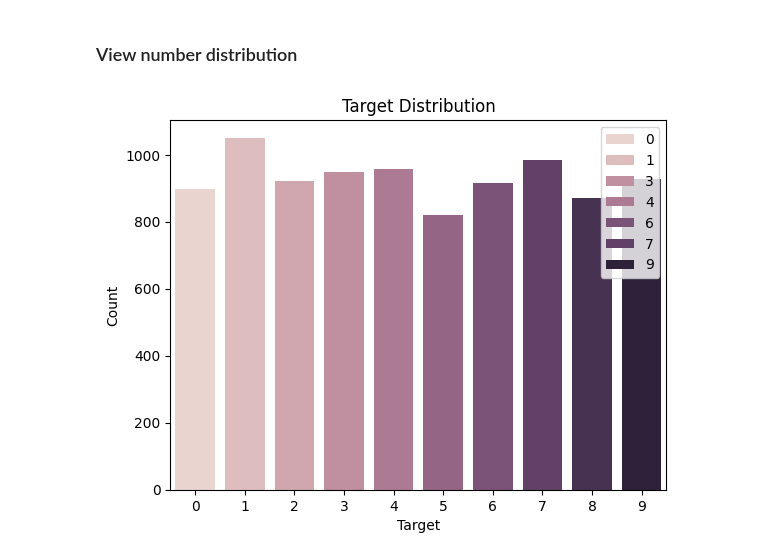
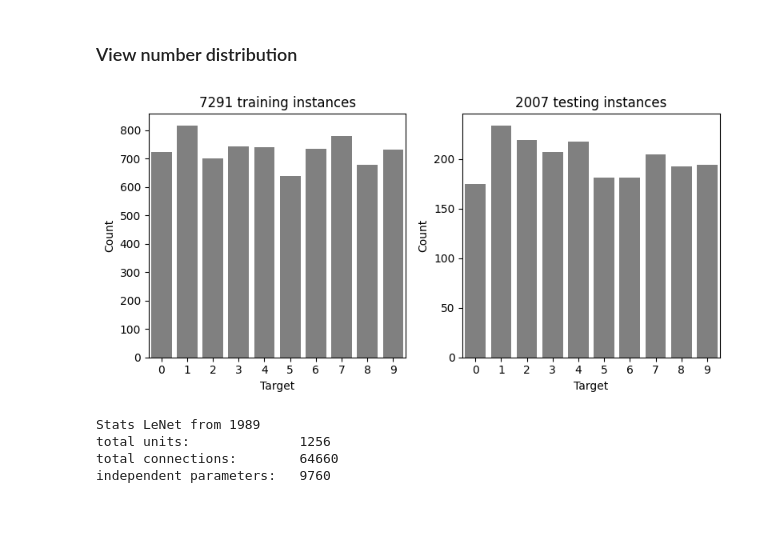
Before and after one commit to raphaelsenn/lenet-1, a Jupyter notebook: demo.ipynb, the cells around one changed output. Drawn from its saved outputs; the diff is of its cells as text; code cells hidden in the pictures; blank space fills up the shorter version.

```diff
--- a/demo.ipynb
+++ b/demo.ipynb
@@ -8,7 +10,7 @@ from handwritten_zipcodes import create_handwritten_zipcodes
 ## Short Data Exploration
 # %%
 # creating retro 'MNIST' data
-train_loader, test_loader = create_handwritten_zipcodes()
+train_loader, test_loader = create_data()
 print(f'samples:\t{len(train_loader.dataset) + len(test_loader.dataset)}')
 print(f'samples train:\t{len(train_loader.dataset)}')
 print(f'samples test:\t{len(test_loader.dataset)}')
@@ -44,20 +52,56 @@ plt.show()
 [figure]
 # %% [markdown]
 ### View number distribution
-# %%
-labels_list = []
-for i, (_, label) in enumerate(train_loader.dataset + test_loader.dataset):
-    labels_list.append(label)
-
-df_labels = pd.DataFrame({'Target': labels_list})
-df_labels = df_labels['Target'].value_counts().reset_index(name='Count')
-
-plt.title('Target Distribution')
-sns.barplot(
-    x='Target',
-    y='Count',
-    data=df_labels,
-    hue=list(df_labels['Target']))
-plt.show()
-# %% [output]
-[figure, removed]
+# %%
+labels_train = []
+labels_test = []
+
+for i, (_, label) in enumerate(train_loader.dataset):
+    labels_train.append(label)
+
+for i, (_, label) in enumerate(test_loader.dataset):
+    labels_test.append(label)
+
+df_train = pd.DataFrame({'Target': labels_train})
+df_test = pd.DataFrame({'Target': labels_test})
+
+df_train = df_train['Target'].value_counts().reset_index(name='Count')
+df_test = df_test['Target'].value_counts().reset_index(name='Count')
+
+# plotting train and test distribution
+_, ax = plt.subplots(nrows=1, ncols=2, figsize=(8, 4))
+ax = ax.flatten()
+
+# ax 0
+sns.barplot(
+    x='Target',
+    y='Count',
+    data=df_train,
+    color='grey',
+    ax=ax[0])
+ax[0].set_title(f'{df_train['Count'].sum()} training instances')
+
+# ax 1
+sns.barplot(
+    x='Target',
+    y='Count',
+    data=df_test,
+    color='grey',
+    ax=ax[1])
+ax[1].set_title(f'{df_test['Count'].sum()} testing instances')
+
+plt.tight_layout()
+plt.show()
+# %% [output]
+[figure, added]
+# %%
+# create the model
+net = LeNet1989()
+
+# printing model stats
+print(net)
+# %% [output]
+Stats LeNet from 1989
+total units:              1256
+total connections:        64660
+independent parameters:   9760
```
Also changed, not shown: parts of 3 cells of this notebook, 6 other files.
